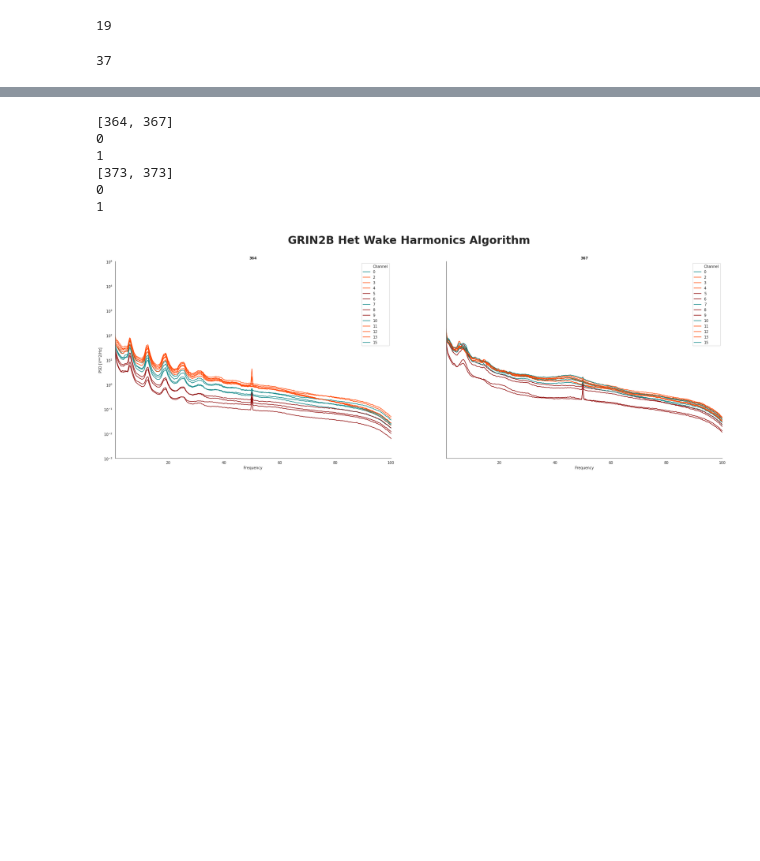
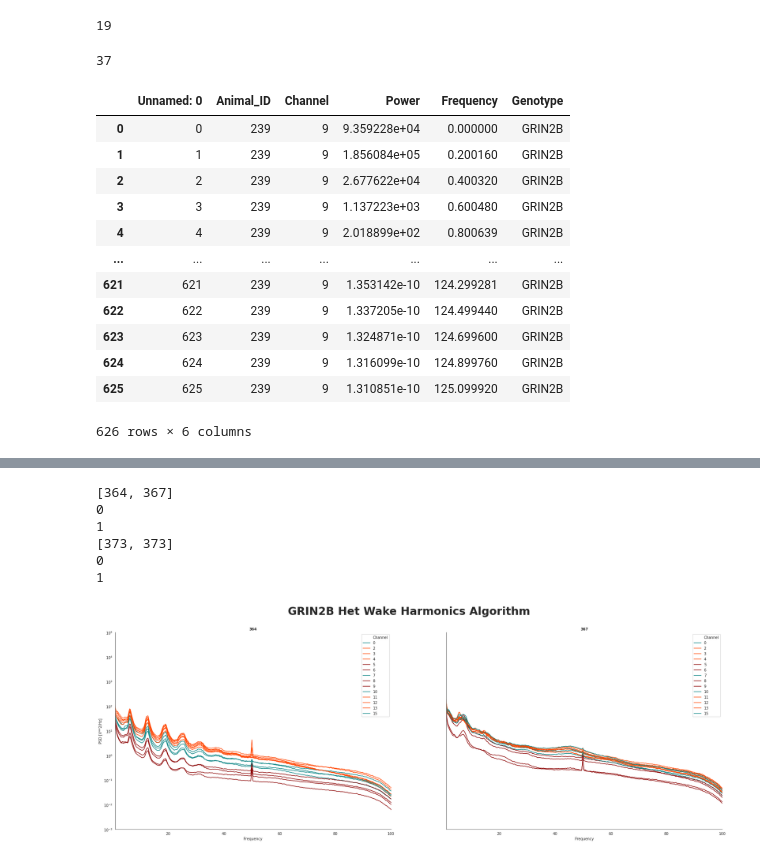
Before and after one commit to melissafasol/GRIN2B, a Jupyter notebook: notebooks/seizure_GRIN2B.ipynb, the cells around one changed output, grey strips where cells are left out. Cells and saved outputs as stored; diff of their text form; code cells hidden in the pictures; blank space fills up the shorter version.

```diff
--- a/notebooks/seizure_GRIN2B.ipynb
+++ b/notebooks/seizure_GRIN2B.ipynb
@@ -72,3 +72,18 @@ het_list_to_plot = [[364, 367], [373,373]]
 # %%
-os.chdir('/home/melissa/RESULTS/GRIN2B/Power/WAKE/')
-harmonics = pd.read_csv('testing_harmonics_algo.csv')
+os.chdir('/home/melissa/RESULTS/GRIN2B/Power/WAKE/harmonics_algo/')
+harmonics = pd.read_csv('239_channel_average__harmonics_algo.csv')
+harmonics
+# %% [output]
+|  | Unnamed: 0 | Animal_ID | Channel | Power | Frequency | Genotype |
+| 0 | 0 | 239 | 9 | 9.359228e+04 | 0.000000 | GRIN2B |
+| 1 | 1 | 239 | 9 | 1.856084e+05 | 0.200160 | GRIN2B |
+| 2 | 2 | 239 | 9 | 2.677622e+04 | 0.400320 | GRIN2B |
+| 3 | 3 | 239 | 9 | 1.137223e+03 | 0.600480 | GRIN2B |
+| 4 | 4 | 239 | 9 | 2.018899e+02 | 0.800639 | GRIN2B |
+| ... | ... | ... | ... | ... | ... | ... |
+| 621 | 621 | 239 | 9 | 1.353142e-10 | 124.299281 | GRIN2B |
+| 622 | 622 | 239 | 9 | 1.337205e-10 | 124.499440 | GRIN2B |
+| 623 | 623 | 239 | 9 | 1.324871e-10 | 124.699600 | GRIN2B |
+| 624 | 624 | 239 | 9 | 1.316099e-10 | 124.899760 | GRIN2B |
+| 625 | 625 | 239 | 9 | 1.310851e-10 | 125.099920 | GRIN2B |
+626 rows × 6 columns
```
Also changed, not shown: parts of 3 cells of this notebook, 2 other files.
